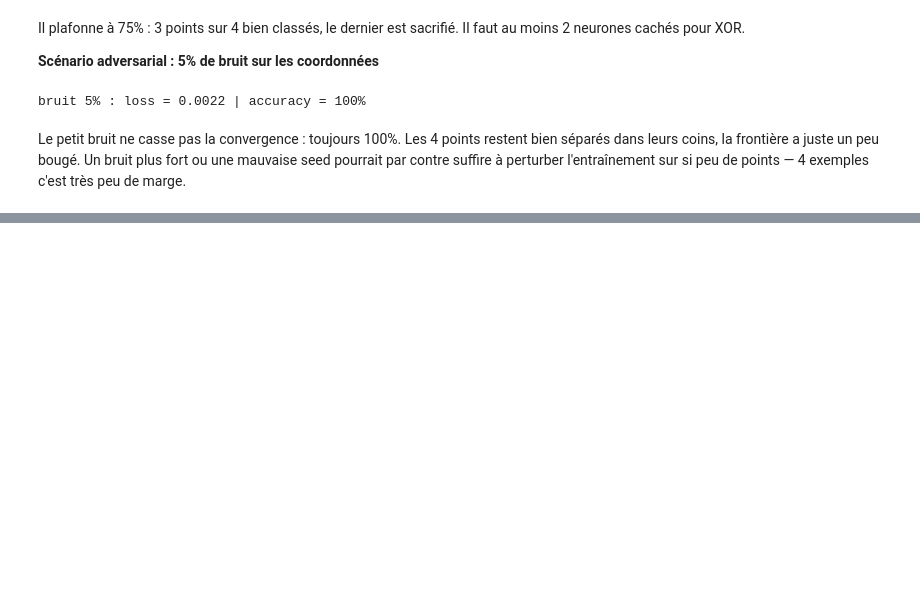
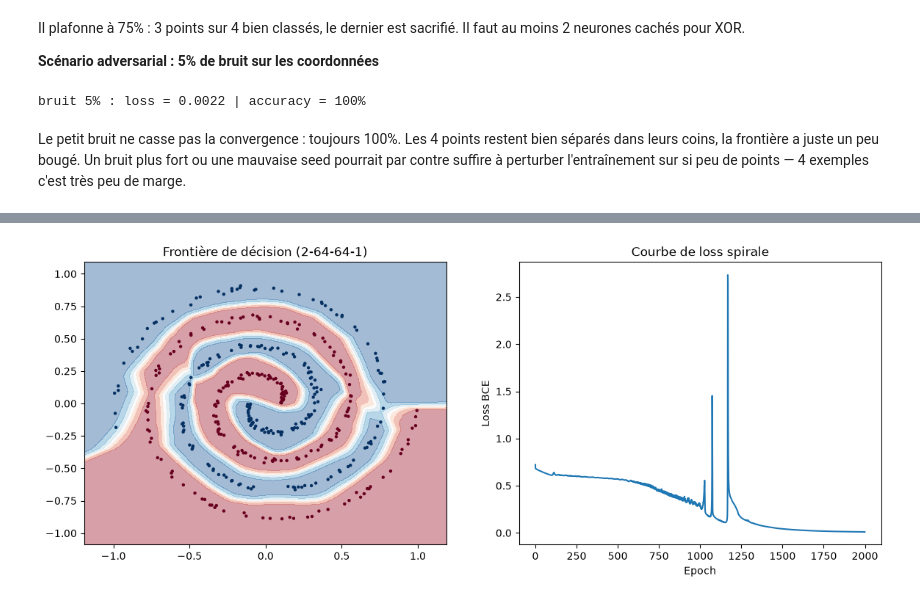
Before and after one commit to TheoKraichette/deeplearning-j1-pmc-from-scratch-Theo-KRAICHETTE, a Jupyter notebook: pmc_from_scratch.ipynb, the cells around one changed output, grey strips where cells are left out. Cells and saved outputs as stored; diff of their text form; code cells hidden in the pictures; blank space fills up the shorter version.

Commit message:
phase4: spirale 2D, frontiere non-lineaire, underfitting vs capacite suffisante

```diff
--- a/pmc_from_scratch.ipynb
+++ b/pmc_from_scratch.ipynb
@@ -316,0 +327,23 @@ Le petit bruit ne casse pas la convergence : toujours 100%. Les 4 points restent
+# %%
+def relu(x):
+    return np.maximum(0, x)
+
+def relu_grad(x):
+    # dérivée de relu : 1 si x > 0, sinon 0
+    return (x > 0).astype(float)
+
+def generate_spiral(n_points=200, noise=0.1, seed=42):
+    """Génère deux spirales entrelacées : classe 0 et classe 1."""
+    np.random.seed(seed)
+    n = n_points // 2
+    theta0 = np.linspace(0, 4 * np.pi, n) + np.random.randn(n) * noise
+    theta1 = np.linspace(0, 4 * np.pi, n) + np.random.randn(n) * noise + np.pi
+    r = np.linspace(0.1, 1.0, n)
+    X0 = np.c_[r * np.cos(theta0), r * np.sin(theta0)]
+    X1 = np.c_[r * np.cos(theta1), r * np.sin(theta1)]
+    X = np.vstack([X0, X1])
+    y = np.hstack([np.zeros(n), np.ones(n)])
+    return X, y
+
+X_sp, y_sp = generate_spiral(n_points=400, noise=0.15)
+print(f"X : {X_sp.shape} | y : {y_sp.shape}")
@@ -316,0 +408,21 @@ Le petit bruit ne casse pas la convergence : toujours 100%. Les 4 points restent
+# %%
+# frontière de décision + courbe de loss côte à côte
+h = 0.02
+xx, yy = np.meshgrid(np.arange(X_sp[:, 0].min() - 0.2, X_sp[:, 0].max() + 0.2, h),
+                     np.arange(X_sp[:, 1].min() - 0.2, X_sp[:, 1].max() + 0.2, h))
+grid = np.c_[xx.ravel(), yy.ravel()]
+a1g = relu(grid @ W1 + b1)
+a2g = relu(a1g @ W2 + b2)
+zg = sigmoid(a2g @ W3 + b3).reshape(xx.shape)
+
+fig, axes = plt.subplots(1, 2, figsize=(14, 5))
+axes[0].contourf(xx, yy, zg, alpha=0.4, cmap='RdBu')
+axes[0].scatter(X_sp[:, 0], X_sp[:, 1], c=y_sp, cmap='RdBu', s=10, edgecolors='none')
+axes[0].set_title("Frontière de décision (2-64-64-1)")
+axes[1].plot(losses_sp)
+axes[1].set_xlabel("Epoch"); axes[1].set_ylabel("Loss BCE")
+axes[1].set_title("Courbe de loss spirale")
+plt.savefig("phase4_spirale.png", dpi=100, bbox_inches='tight')
+plt.show()
+# %% [output]
+[figure, added]
```
Also changed, not shown: parts of 9 cells of this notebook, 2 other files.
